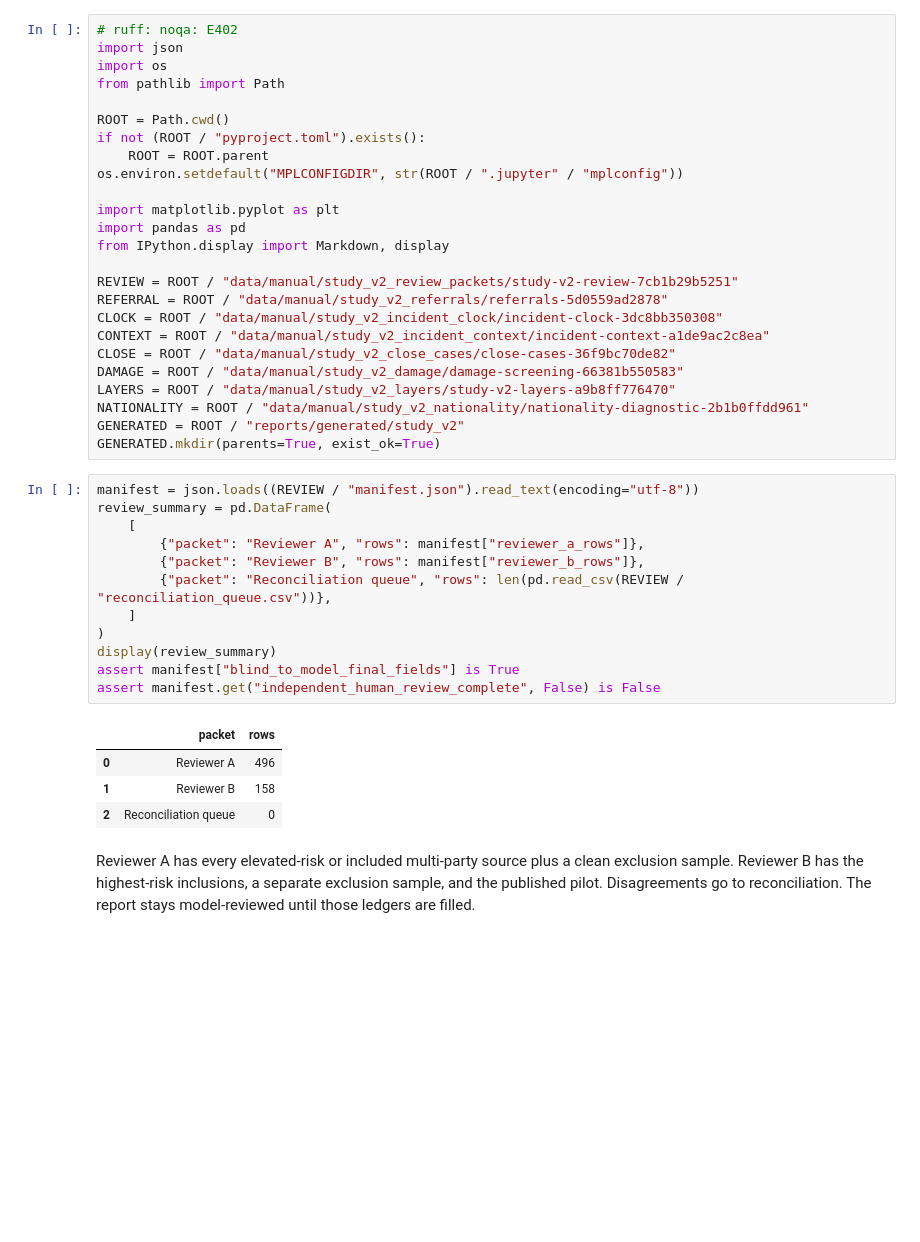
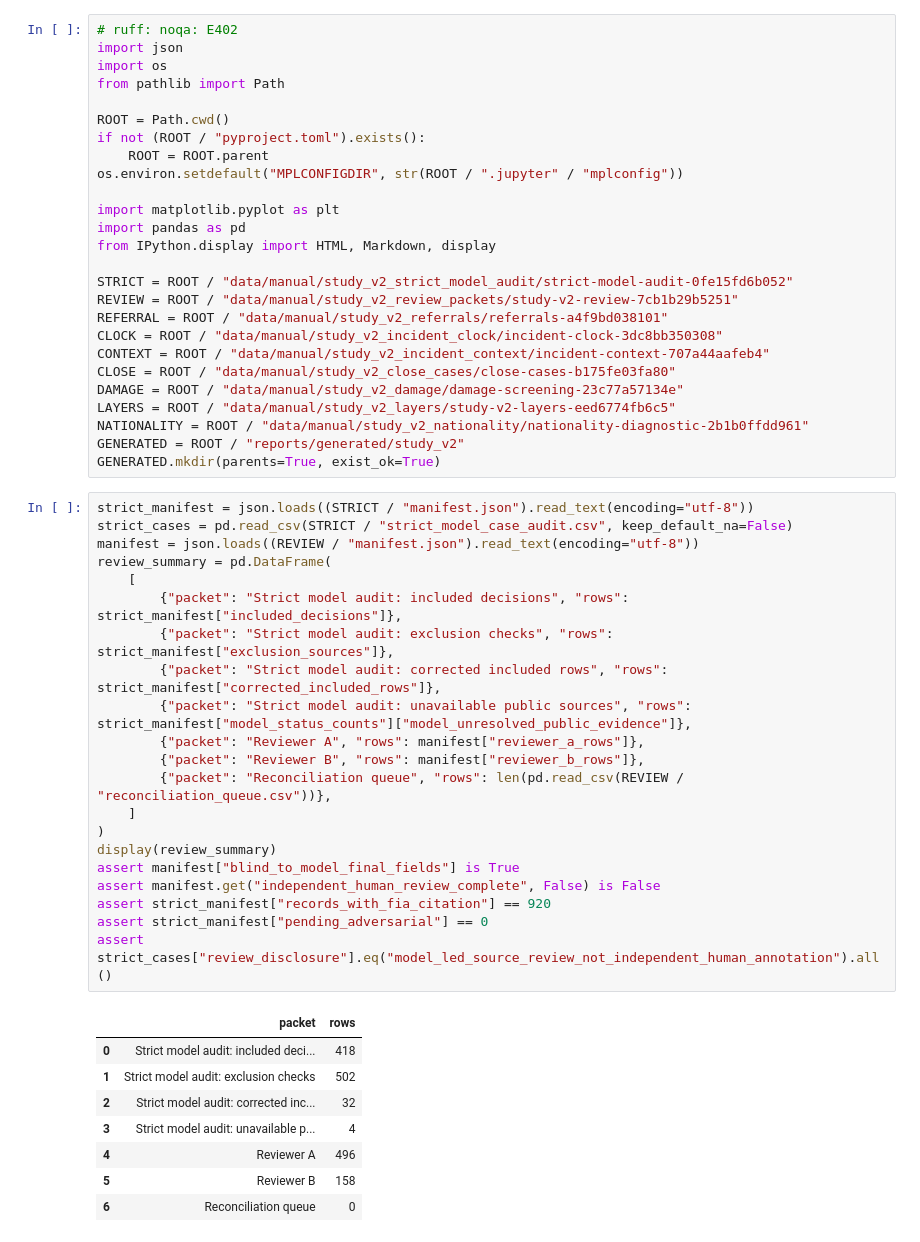
Before and after one commit to brianbzeng/f1-stewarding-analysis, a Jupyter notebook: notebooks/07_study_v2_protocol_and_review.ipynb, the cells around one changed output. Drawn from its saved outputs; the diff is of its cells as text; blank space fills up the shorter version.

```diff
--- a/notebooks/07_study_v2_protocol_and_review.ipynb
+++ b/notebooks/07_study_v2_protocol_and_review.ipynb
@@ -17,36 +17,46 @@ os.environ.setdefault("MPLCONFIGDIR", str(ROOT / ".jupyter" / "mplconfig"))
 
 import matplotlib.pyplot as plt
 import pandas as pd
-from IPython.display import Markdown, display
+from IPython.display import HTML, Markdown, display
 
+STRICT = ROOT / "data/manual/study_v2_strict_model_audit/strict-model-audit-0fe15fd6b052"
 REVIEW = ROOT / "data/manual/study_v2_review_packets/study-v2-review-7cb1b29b5251"
-REFERRAL = ROOT / "data/manual/study_v2_referrals/referrals-5d0559ad2878"
+REFERRAL = ROOT / "data/manual/study_v2_referrals/referrals-a4f9bd038101"
 CLOCK = ROOT / "data/manual/study_v2_incident_clock/incident-clock-3dc8bb350308"
-CONTEXT = ROOT / "data/manual/study_v2_incident_context/incident-context-a1de9ac2c8ea"
-CLOSE = ROOT / "data/manual/study_v2_close_cases/close-cases-36f9bc70de82"
-DAMAGE = ROOT / "data/manual/study_v2_damage/damage-screening-66381b550583"
-LAYERS = ROOT / "data/manual/study_v2_layers/study-v2-layers-a9b8ff776470"
+CONTEXT = ROOT / "data/manual/study_v2_incident_context/incident-context-707a44aafeb4"
+CLOSE = ROOT / "data/manual/study_v2_close_cases/close-cases-b175fe03fa80"
+DAMAGE = ROOT / "data/manual/study_v2_damage/damage-screening-23c77a57134e"
+LAYERS = ROOT / "data/manual/study_v2_layers/study-v2-layers-eed6774fb6c5"
 NATIONALITY = ROOT / "data/manual/study_v2_nationality/nationality-diagnostic-2b1b0ffdd961"
 GENERATED = ROOT / "reports/generated/study_v2"
 GENERATED.mkdir(parents=True, exist_ok=True)
 # %%
+strict_manifest = json.loads((STRICT / "manifest.json").read_text(encoding="utf-8"))
+strict_cases = pd.read_csv(STRICT / "strict_model_case_audit.csv", keep_default_na=False)
 manifest = json.loads((REVIEW / "manifest.json").read_text(encoding="utf-8"))
 review_summary = pd.DataFrame(
     [
+        {"packet": "Strict model audit: included decisions", "rows": strict_manifest["included_decisions"]},
+        {"packet": "Strict model audit: exclusion checks", "rows": strict_manifest["exclusion_sources"]},
+        {"packet": "Strict model audit: corrected included rows", "rows": strict_manifest["corrected_included_rows"]},
+        {"packet": "Strict model audit: unavailable public sources", "rows": strict_manifest["model_status_counts"]["model_unresolved_public_evidence"]},
         {"packet": "Reviewer A", "rows": manifest["reviewer_a_rows"]},
         {"packet": "Reviewer B", "rows": manifest["reviewer_b_rows"]},
         {"packet": "Reconciliation queue", "rows": len(pd.read_csv(REVIEW / "reconciliation_queue.csv"))},
     ]
 )
 display(review_summary)
 assert manifest["blind_to_model_final_fields"] is True
 assert manifest.get("independent_human_review_complete", False) is False
+assert strict_manifest["records_with_fia_citation"] == 920
+assert strict_manifest["pending_adversarial"] == 0
+assert strict_cases["review_disclosure"].eq("model_led_source_review_not_independent_human_annotation").all()
 # %% [output]
 |  | packet | rows |
-| 0 | Reviewer A | 496 |
-| 1 | Reviewer B | 158 |
-| 2 | Reconciliation queue | 0 |
+| 0 | Strict model audit: included deci... | 418 |
+| 1 | Strict model audit: exclusion checks | 502 |
+| 2 | Strict model audit: corrected inc... | 32 |
+| 3 | Strict model audit: unavailable p... | 4 |
+| 4 | Reviewer A | 496 |
+| 5 | Reviewer B | 158 |
+| 6 | Reconciliation queue | 0 |
-# %% [markdown]
-Reviewer A has every elevated-risk or included multi-party source plus a clean exclusion sample.
-Reviewer B has the highest-risk inclusions, a separate exclusion sample, and the published pilot.
-Disagreements go to reconciliation. The report stays model-reviewed until those ledgers are filled.
```
Also changed, not shown: parts of 3 cells of this notebook, 54 other files.
